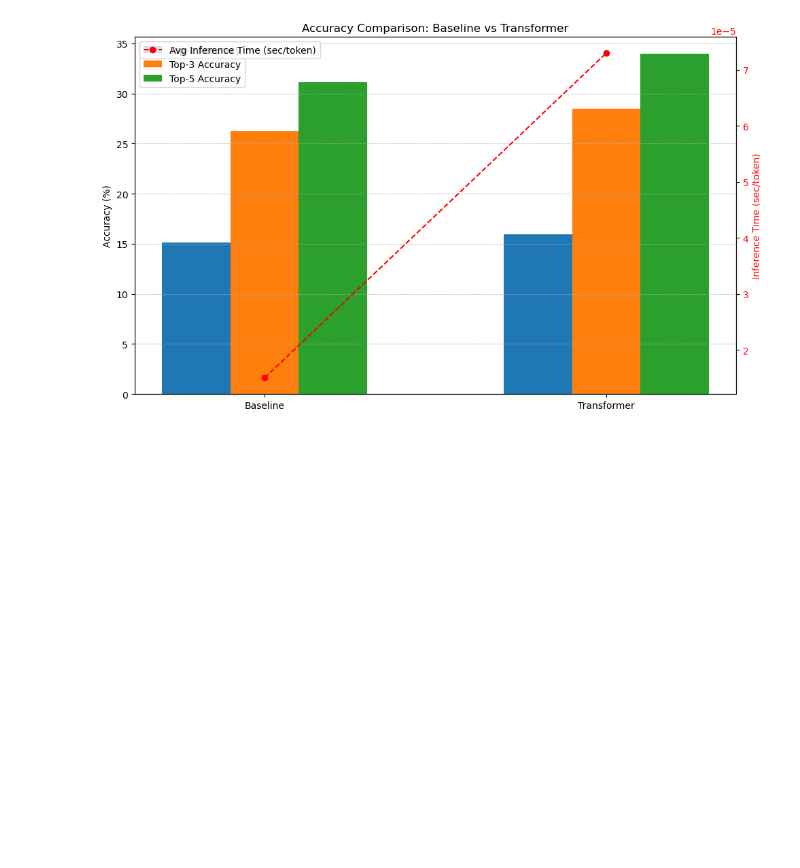
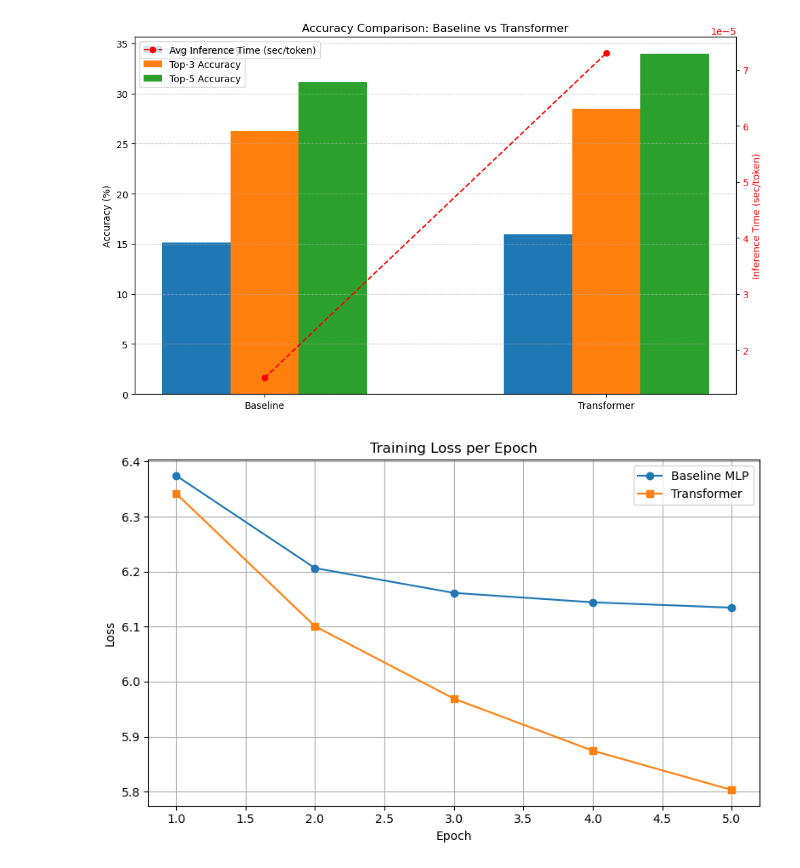
Before and after one commit to pegahahadian/LLMCourse_KSU, a Jupyter notebook: HW2.ipynb, the cells around one changed output. Cells and saved outputs as stored; diff of their text form; code cells hidden in the pictures; blank space fills up the shorter version.

```diff
--- a/HW2.ipynb
+++ b/HW2.ipynb
@@ -417,3 +411,22 @@ plt.tight_layout()
 plt.show()
 # %% [output]
 [figure]
+# %%
+import matplotlib.pyplot as plt
+
+epochs = [1, 2, 3, 4, 5]
+baseline_loss = [6.3747, 6.2064, 6.1613, 6.1442, 6.1345]
+transformer_loss = [6.3421, 6.1006, 5.9689, 5.8743, 5.8029]
+
+plt.figure(figsize=(8, 5))
+plt.plot(epochs, baseline_loss, marker='o', label='Baseline MLP')
+plt.plot(epochs, transformer_loss, marker='s', label='Transformer')
+plt.xlabel('Epoch')
+plt.ylabel('Loss')
+plt.title('Training Loss per Epoch')
+plt.legend()
+plt.grid(True)
+plt.tight_layout()
+plt.show()
+# %% [output]
+[figure, added]
```
Also changed, not shown: parts of 1 cell of this notebook.
